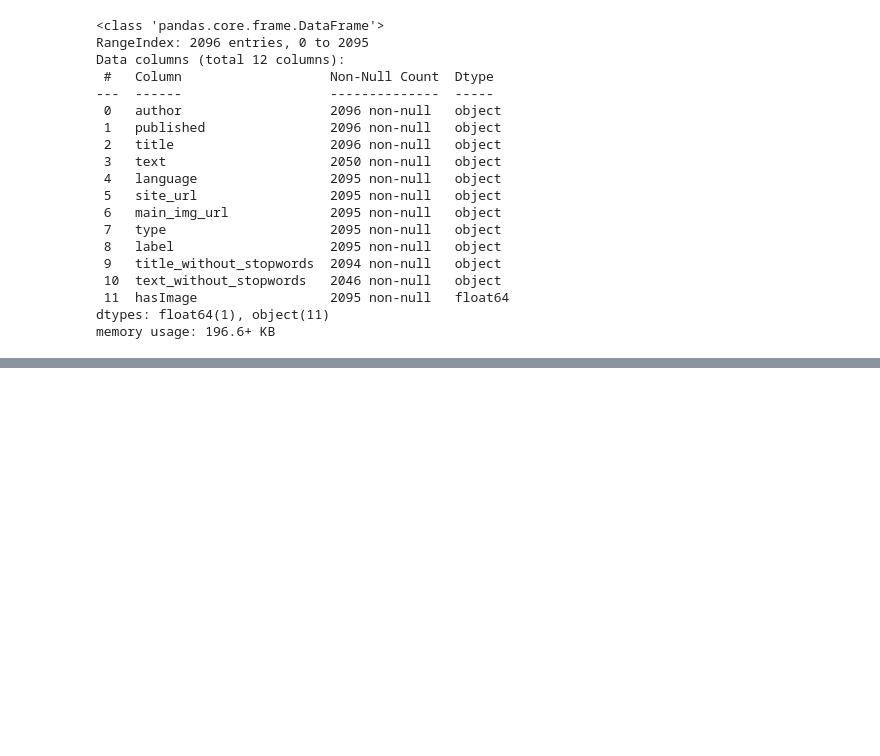
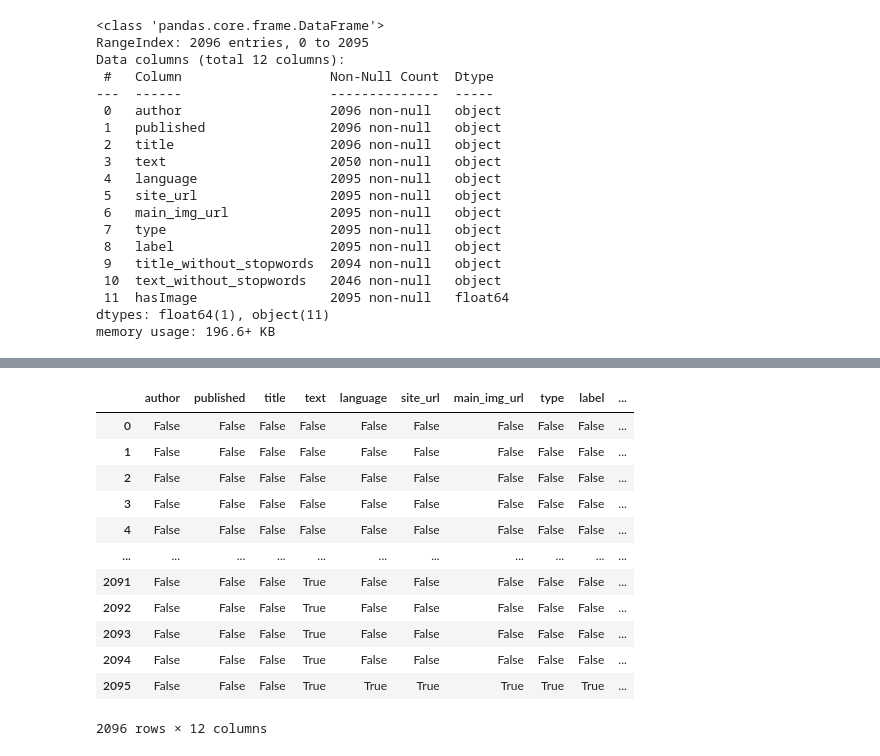
Before and after one commit to catstacks/TDADSAssignments, a Jupyter notebook: SupervisedML.ipynb, the cells around one changed output, grey strips where cells are left out. Drawn from its saved outputs; the diff is of its cells as text; code cells hidden in the pictures; blank space fills up the shorter version.

```diff
--- a/SupervisedML.ipynb
+++ b/SupervisedML.ipynb
@@ -37,0 +56,16 @@ memory usage: 196.6+ KB
+# %%
+news.isnull()
+# %% [output]
+|  | author | published | title | text | language | site_url | main_img_url | type | label | ... |
+| 0 | False | False | False | False | False | False | False | False | False | ... |
+| 1 | False | False | False | False | False | False | False | False | False | ... |
+| 2 | False | False | False | False | False | False | False | False | False | ... |
+| 3 | False | False | False | False | False | False | False | False | False | ... |
+| 4 | False | False | False | False | False | False | False | False | False | ... |
+| ... | ... | ... | ... | ... | ... | ... | ... | ... | ... | ... |
+| 2091 | False | False | False | True | False | False | False | False | False | ... |
+| 2092 | False | False | False | True | False | False | False | False | False | ... |
+| 2093 | False | False | False | True | False | False | False | False | False | ... |
+| 2094 | False | False | False | True | False | False | False | False | False | ... |
+| 2095 | False | False | False | True | True | True | True | True | True | ... |
+2096 rows × 12 columns
```
Also changed, not shown: parts of 5 cells of this notebook.
